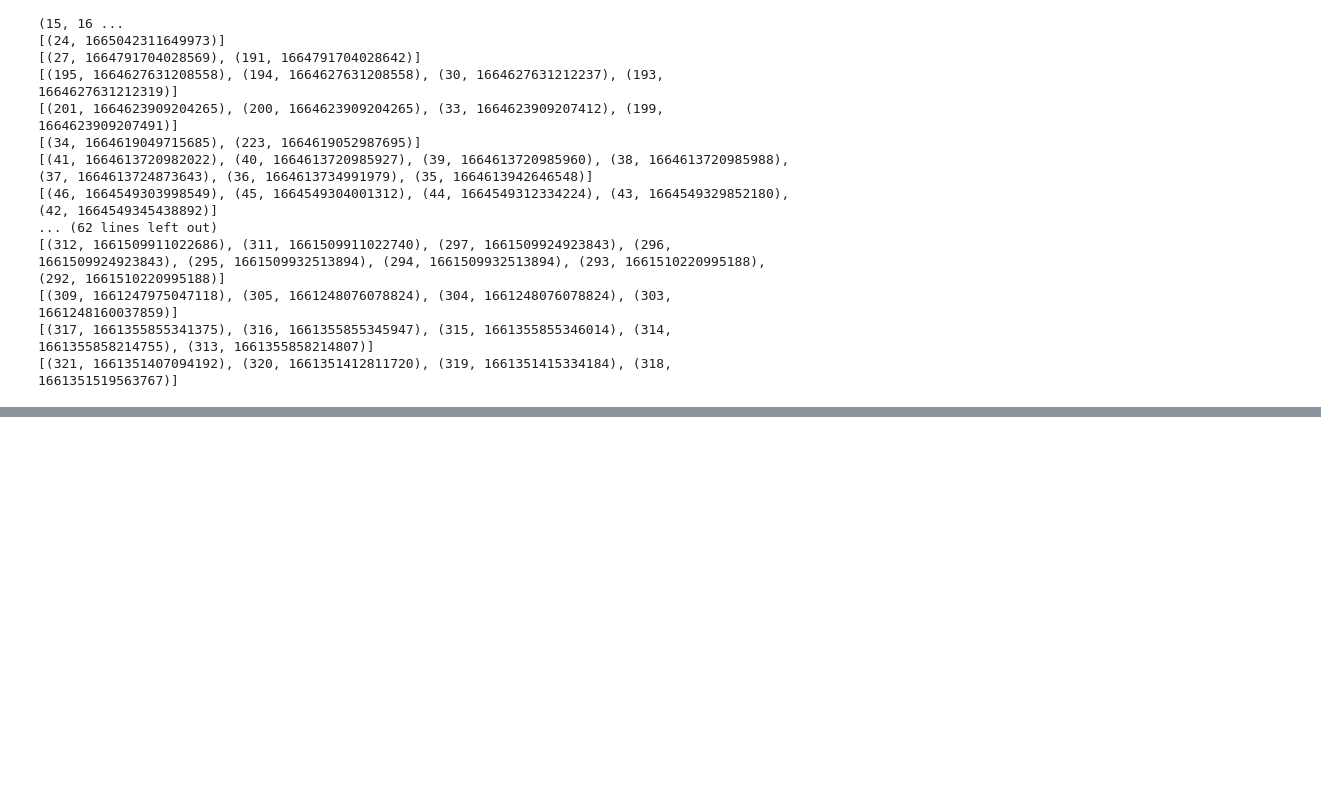
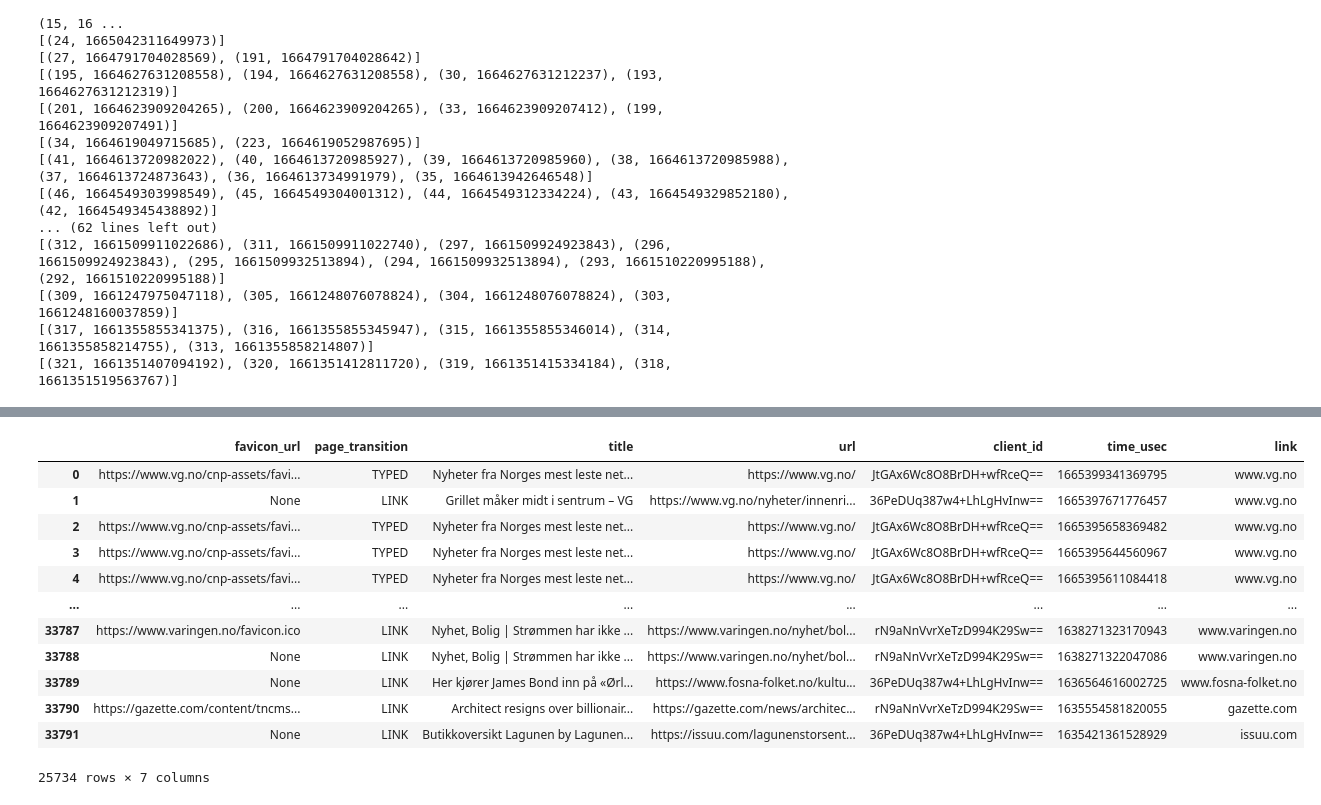
Before and after one commit to sfimediafutures/DEMO_showcase-news-use, a Jupyter notebook: tmp/playground_data_analysis.ipynb, the cells around one changed output, grey strips where cells are left out. Cells and saved outputs as stored; diff of their text form; code cells hidden in the pictures; blank space fills up the shorter version.

```diff
--- a/tmp/playground_data_analysis.ipynb
+++ b/tmp/playground_data_analysis.ipynb
@@ -464,0 +483,18 @@ for l in sessions:
+# %%
+unprocessed_data = unprocessed_data[~unprocessed_data['link'].str.contains('twitter.com')]
+unprocessed_data = unprocessed_data[~unprocessed_data['link'].str.contains('facebook')]
+unprocessed_data
+# %% [output]
+|  | favicon_url | page_transition | title | url | client_id | time_usec | link |
+| 0 | https://www.vg.no/cnp-assets/favi... | TYPED | Nyheter fra Norges mest leste net... | https://www.vg.no/ | JtGAx6Wc8O8BrDH+wfRceQ== | 1665399341369795 | www.vg.no |
+| 1 | None | LINK | Grillet måker midt i sentrum – VG | https://www.vg.no/nyheter/innenri... | 36PeDUq387w4+LhLgHvInw== | 1665397671776457 | www.vg.no |
+| 2 | https://www.vg.no/cnp-assets/favi... | TYPED | Nyheter fra Norges mest leste net... | https://www.vg.no/ | JtGAx6Wc8O8BrDH+wfRceQ== | 1665395658369482 | www.vg.no |
+| 3 | https://www.vg.no/cnp-assets/favi... | TYPED | Nyheter fra Norges mest leste net... | https://www.vg.no/ | JtGAx6Wc8O8BrDH+wfRceQ== | 1665395644560967 | www.vg.no |
+| 4 | https://www.vg.no/cnp-assets/favi... | TYPED | Nyheter fra Norges mest leste net... | https://www.vg.no/ | JtGAx6Wc8O8BrDH+wfRceQ== | 1665395611084418 | www.vg.no |
+| ... | ... | ... | ... | ... | ... | ... | ... |
+| 33787 | https://www.varingen.no/favicon.ico | LINK | Nyhet, Bolig | Strømmen har ikke ... | https://www.varingen.no/nyhet/bol... | rN9aNnVvrXeTzD994K29Sw== | 1638271323170943 | www.varingen.no |
+| 33788 | None | LINK | Nyhet, Bolig | Strømmen har ikke ... | https://www.varingen.no/nyhet/bol... | rN9aNnVvrXeTzD994K29Sw== | 1638271322047086 | www.varingen.no |
+| 33789 | None | LINK | Her kjører James Bond inn på «Ørl... | https://www.fosna-folket.no/kultu... | 36PeDUq387w4+LhLgHvInw== | 1636564616002725 | www.fosna-folket.no |
+| 33790 | https://gazette.com/content/tncms... | LINK | Architect resigns over billionair... | https://gazette.com/news/architec... | rN9aNnVvrXeTzD994K29Sw== | 1635554581820055 | gazette.com |
+| 33791 | None | LINK | Butikkoversikt Lagunen by Lagunen... | https://issuu.com/lagunenstorsent... | 36PeDUq387w4+LhLgHvInw== | 1635421361528929 | issuu.com |
+25734 rows × 7 columns
```
Also changed, not shown: parts of 3 cells of this notebook, 31 other files.
